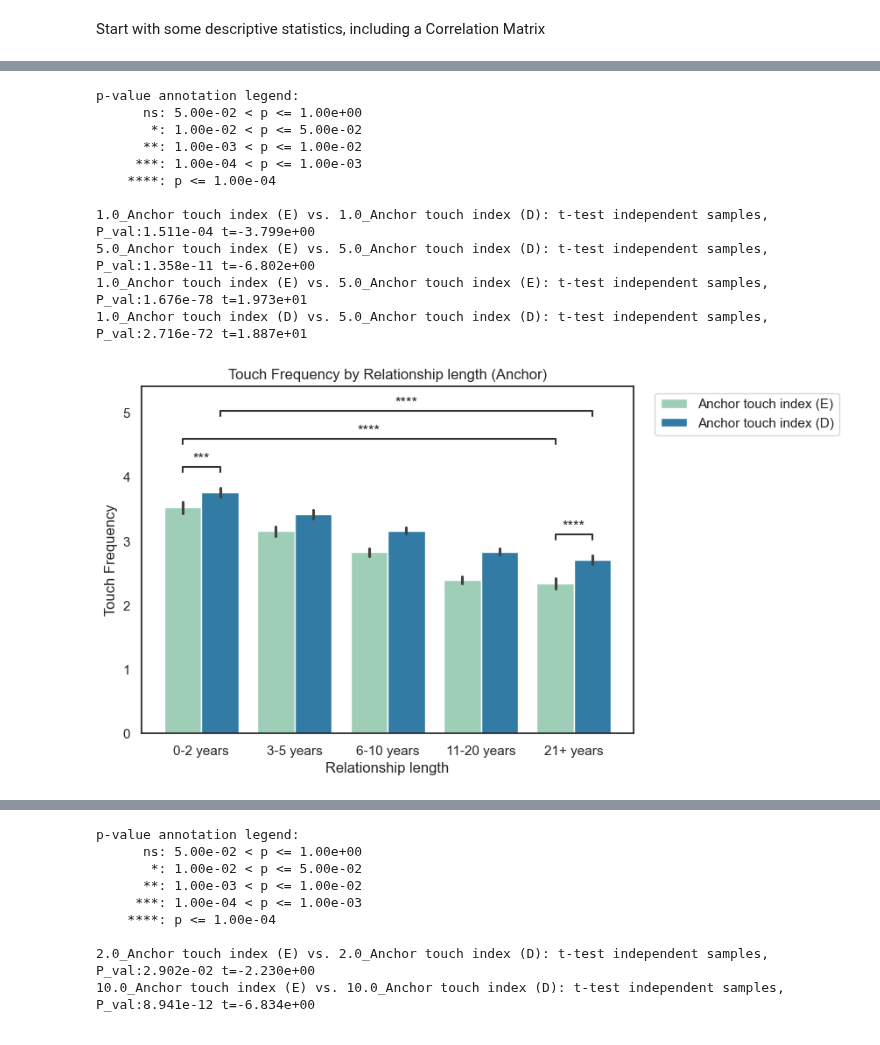
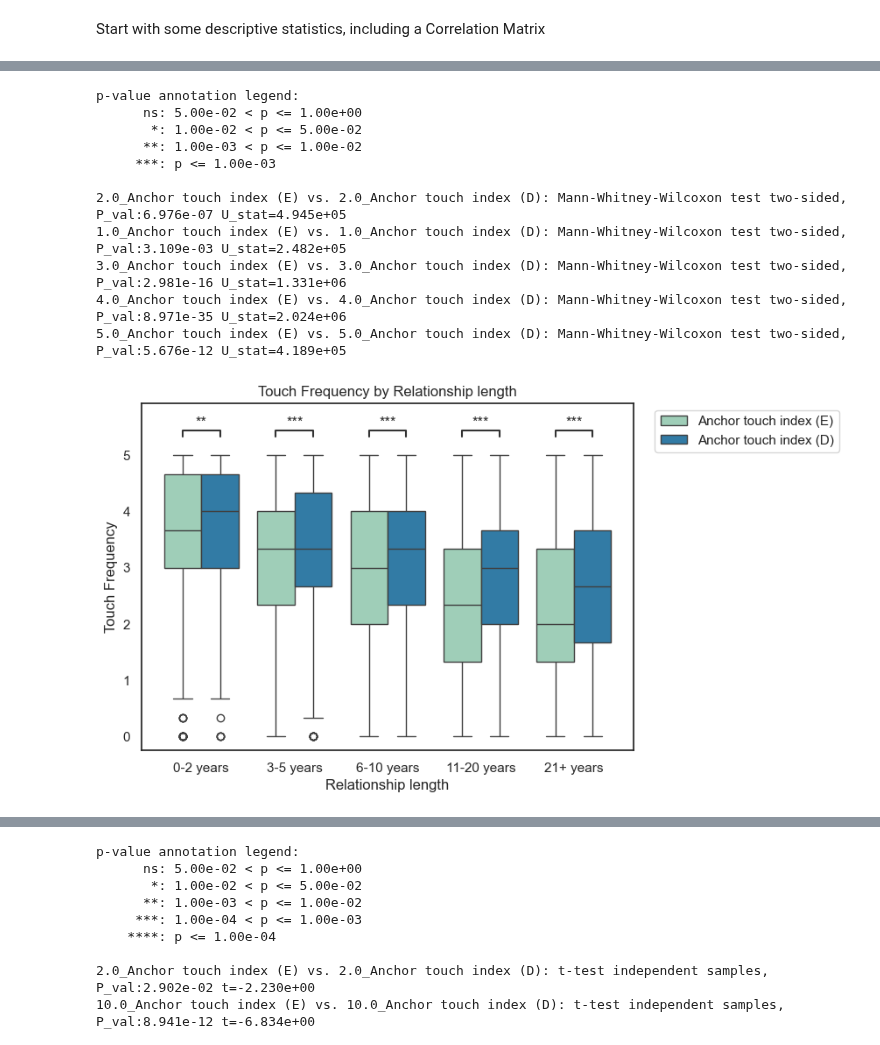
Before and after one commit to EdgardoCS/touchCouples, a Jupyter notebook: descriptive_stats.ipynb, the cells around one changed output, grey strips where cells are left out. Cells and saved outputs as stored; diff of their text form; code cells hidden in the pictures.

```diff
--- a/descriptive_stats.ipynb
+++ b/descriptive_stats.ipynb
@@ -191,8 +231,8 @@ for i in range(0, len(df)):
 # %%
 for i in range(0, len(df)):
-    df.loc[i, 'Anchor touch discrepancy'] = np.mean(
-        [df['Anchor kiss_discrepancy'][i], df['Anchor hold_discrepancy'][i], df['Anchor hug_discrepancy'][i]])
-    df.loc[i, 'Partner touch discrepancy'] = np.mean(
-        [df['Partner kiss_discrepancy'][i], df['Partner hold_discrepancy'][i], df['Partner hug_discrepancy'][i]])
+    df.loc[i, 'Anchor Difference'] = np.mean(
+        [df['Anchor kiss diff'][i], df['Anchor hold diff'][i], df['Anchor hug diff'][i]])
+    df.loc[i, 'Partner Difference'] = np.mean(
+        [df['Partner kiss diff'][i], df['Partner hold diff'][i], df['Partner hug diff'][i]])
 # %% [markdown]
 Start with some descriptive statistics, including a Correlation Matrix
@@ -611,56 +425,63 @@ Anchor intimacy (E) vs. Partner intimacy (E): t-test independent samples, P_val:
 # %%
 # Calculate means for touch variables
 df_touch = df[[
-    'Anchor age', 'Partner age', 'Relationship length', 'Anchor kiss (E)',
-    'Anchor hold (E)', 'Anchor intimacy (E)', 'Anchor kiss (D)', 'Anchor hold (D)',
-    'Anchor intimacy (D)', 'Partner kiss (E)', 'Partner hold (E)', 'Partner intimacy (E)',
-    'Partner kiss (D)', 'Partner hold (D)', 'Partner intimacy (D)', 'age-group (Anchor)',
-    'age-group (Partner)', 'Anchor touch index (E)', 'Anchor touch index (D)',
-    'Partner touch index (E)', 'Partner touch index (D)', 'Anchor relationship satisfaction',
+    'Anchor age', 'Partner age', 'Relationship length', 'Anchor kiss frequency',
+    'Anchor hold frequency', 'Anchor hug frequency', 'Anchor kiss desired', 'Anchor hold desired',
+    'Anchor hug desired', 'Partner kiss frequency', 'Partner hold frequency', 'Partner hug frequency',
+    'Partner kiss desired', 'Partner hold desired', 'Partner hug desired', 'age-group (Anchor)',
+    'age-group (Partner)', 'Anchor touch index frequency', 'Anchor touch index desired',
+    'Partner touch index frequency', 'Partner touch index desired', 'Anchor relationship satisfaction',
     'Partner relationship satisfaction'
 ]]
 # %%
 sns.set_theme(style='white')
 # %%
 touching = df_touch.melt(id_vars='Relationship length',
-                         value_vars=['Anchor touch index (E)', 'Anchor touch index (D)', 'Partner touch index (E)',
-                                     'Partner touch index (D)'],
+                         value_vars=['Anchor touch index frequency', 'Anchor touch index desired',
+                                     'Partner touch index frequency',
+                                     'Partner touch index desired'],
                          var_name='Touch index', value_name='Touch Freq'
                          )
 
 x = "Relationship length"
 y = "Touch Freq"
 hue = "Touch index"
-hue_order = ['Anchor touch index (E)', 'Anchor touch index (D)']
+hue_order = ['Anchor touch index frequency', 'Anchor touch index desired']
 pairs = [
-    ((1, "Anchor touch index (E)"), (1, "Anchor touch index (D)")),
-    ((5, "Anchor touch index (E)"), (5, "Anchor touch index (D)")),
-    ((1, "Anchor touch index (E)"), (5, "Anchor touch index (E)")),
-    ((1, "Anchor touch index (D)"), (5, "Anchor touch index (D)"))
+    ((1, "Anchor touch index frequency"), (1, "Anchor touch index desired")),
+    ((2, "Anchor touch index frequency"), (2, "Anchor touch index desired")),
+    ((3, "Anchor touch index frequency"), (3, "Anchor touch index desired")),
+    ((4, "Anchor touch index frequency"), (4, "Anchor touch index desired")),
+    ((5, "Anchor touch index frequency"), (5, "Anchor touch index desired")),
 ]
-ax = sns.barplot(data=touching, x=x, y=y, hue=hue, hue_order=hue_order, palette='YlGnBu', )
-annot = Annotator(ax, pairs, data=touching, x=x, y=y, hue=hue, hue_order=hue_order)
-annot.configure(test='t-test_ind', verbose=2)
+ax = sns.boxplot(data=touching, x=x, y=y, hue=hue, hue_order=hue_order, palette='YlGnBu', )
+annot = Annotator(ax, pairs, data=touching, x=x, y=y, hue=hue, hue_order=hue_order, )
+annot.configure(test='Mann-Whitney', verbose=2,
+                pvalue_thresholds=[[0.001, '***'], [0.01, '**'], [0.05, '*'], [1, 'ns']])
+
+#TODO:format p-value
+
+
 annot.apply_test()
 annot.annotate()
 plt.tight_layout()
 plt.legend(loc='upper left', bbox_to_anchor=(1.03, 1))
 plt.xticks(ticks=[0, 1, 2, 3, 4], labels=["0-2 years", "3-5 years", "6-10 years", "11-20 years", "21+ years"])
 plt.ylabel("Touch Frequency")
-plt.title("Touch Frequency by Relationship length (Anchor)")
+plt.title("Touch Frequency by Relationship length")
 plt.savefig("output/img/touch_x_relen.png", dpi=350, transparent=True)
 # %% [output]
 p-value annotation legend:
       ns: 5.00e-02 < p <= 1.00e+00
        *: 1.00e-02 < p <= 5.00e-02
       **: 1.00e-03 < p <= 1.00e-02
-     ***: 1.00e-04 < p <= 1.00e-03
-    ****: p <= 1.00e-04
+     ***: p <= 1.00e-03
 
-1.0_Anchor touch index (E) vs. 1.0_Anchor touch index (D): t-test independent samples, P_val:1.511e-04 t=-3.799e+00
-5.0_Anchor touch index (E) vs. 5.0_Anchor touch index (D): t-test independent samples, P_val:1.358e-11 t=-6.802e+00
-1.0_Anchor touch index (E) vs. 5.0_Anchor touch index (E): t-test independent samples, P_val:1.676e-78 t=1.973e+01
-1.0_Anchor touch index (D) vs. 5.0_Anchor touch index (D): t-test independent samples, P_val:2.716e-72 t=1.887e+01
+2.0_Anchor touch index (E) vs. 2.0_Anchor touch index (D): Mann-Whitney-Wilcoxon test two-sided, P_val:6.976e-07 U_stat=4.945e+05
+1.0_Anchor touch index (E) vs. 1.0_Anchor touch index (D): Mann-Whitney-Wilcoxon test two-sided, P_val:3.109e-03 U_stat=2.482e+05
+3.0_Anchor touch index (E) vs. 3.0_Anchor touch index (D): Mann-Whitney-Wilcoxon test two-sided, P_val:2.981e-16 U_stat=1.331e+06
+4.0_Anchor touch index (E) vs. 4.0_Anchor touch index (D): Mann-Whitney-Wilcoxon test two-sided, P_val:8.971e-35 U_stat=2.024e+06
+5.0_Anchor touch index (E) vs. 5.0_Anchor touch index (D): Mann-Whitney-Wilcoxon test two-sided, P_val:5.676e-12 U_stat=4.189e+05
-[figure, old version]
+[figure, new version]
 # %%
 touching = df_touch.melt(id_vars='age-group (Anchor)',
```
Also changed, not shown: parts of 29 cells of this notebook, 28 other files.
